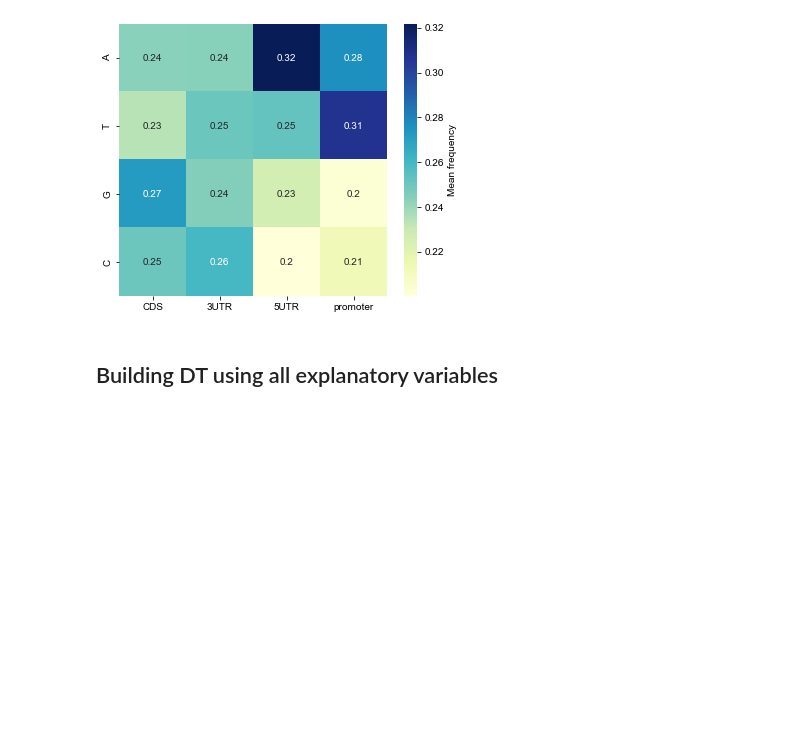
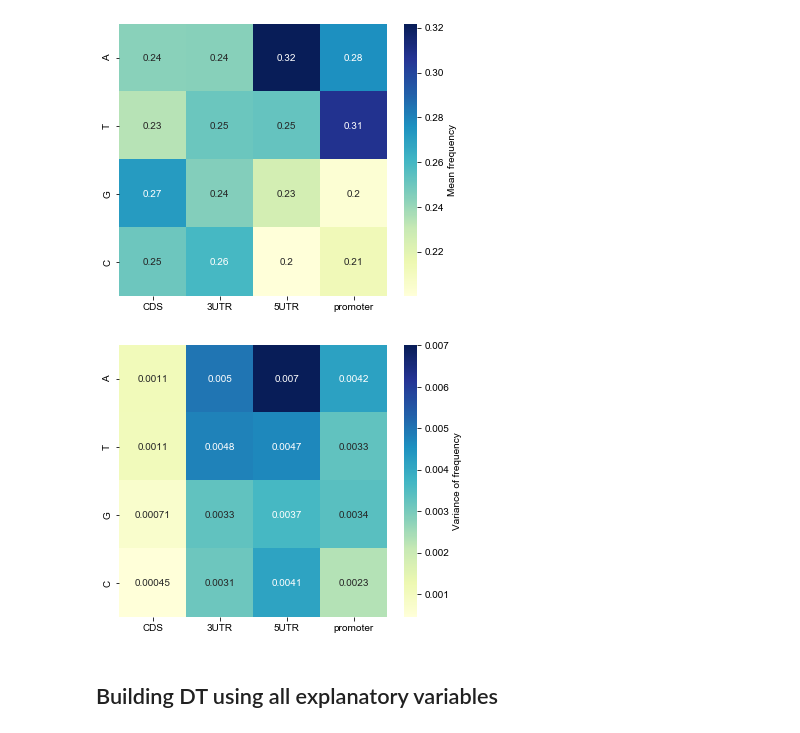
Before and after one commit to ben469/MMBS_II_Project, a Jupyter notebook: code/decisiontree.ipynb, the cells around one changed output. Cells and saved outputs as stored; diff of their text form; code cells hidden in the pictures; blank space fills up the shorter version.

Commit message:
nt freq var

```diff
--- a/code/decisiontree.ipynb
+++ b/code/decisiontree.ipynb
@@ -9,7 +9,6 @@ from sklearn.tree import DecisionTreeRegressor
 ## Visualization
 import matplotlib.pyplot as plt
 import seaborn as sns
-plt.rcParams.update({'font.size': 14})
 plt.rcParams['font.family'] = 'sans-serif'
 plt.rcParams['font.sans-serif'] = "Arial"
 # %%
@@ -37,11 +36,12 @@ df.dropna(how='any', inplace=True)
 elements = ['CDS', '3UTR', '5UTR', 'promoter']
 NTs = ['A', 'T', 'G', 'C']
 # %%
-df_summary = pd.DataFrame(columns=['element', 'nt', 'freq'])
+df_summary = pd.DataFrame(columns=['element', 'nt', 'freq', 'var'])
 for e in elements:
     for nt in NTs:
         meanfreq = np.mean(df['freq' + str(nt) + '_' + str(e)])
-        df_summary = df_summary.append({'element': e, 'nt': nt, 'freq': meanfreq},
+        var = np.var(df['freq' + str(nt) + '_' + str(e)])
+        df_summary = df_summary.append({'element': e, 'nt': nt, 'freq': meanfreq, 'var': var},
                                        ignore_index=True)
 # %%
 df_summary_pivoted = df_summary.pivot('nt', 'element', 'freq')
@@ -57,6 +57,20 @@ ax.set_ylabel('')
 plt.show()
 # %% [output]
 [figure]
+# %%
+df_summary_pivoted2 = df_summary.pivot('nt', 'element', 'var')
+df_summary_pivoted2 = df_summary_pivoted2.reindex(index=NTs, columns=elements)
+# %%
+fig, ax = plt.subplots(figsize=(6,5))
+sns.heatmap(df_summary_pivoted2, annot=True, cmap="YlGnBu",
+            cbar_kws={'label': 'Variance of frequency'})
+bottom, top = ax.get_ylim()
+ax.set_ylim(bottom + 0.5, top - 0.5)
+ax.set_xlabel('')
+ax.set_ylabel('')
+plt.show()
+# %% [output]
+[figure, added]
 # %% [markdown]
 ## Building DT using all explanatory variables
 # %%
```
